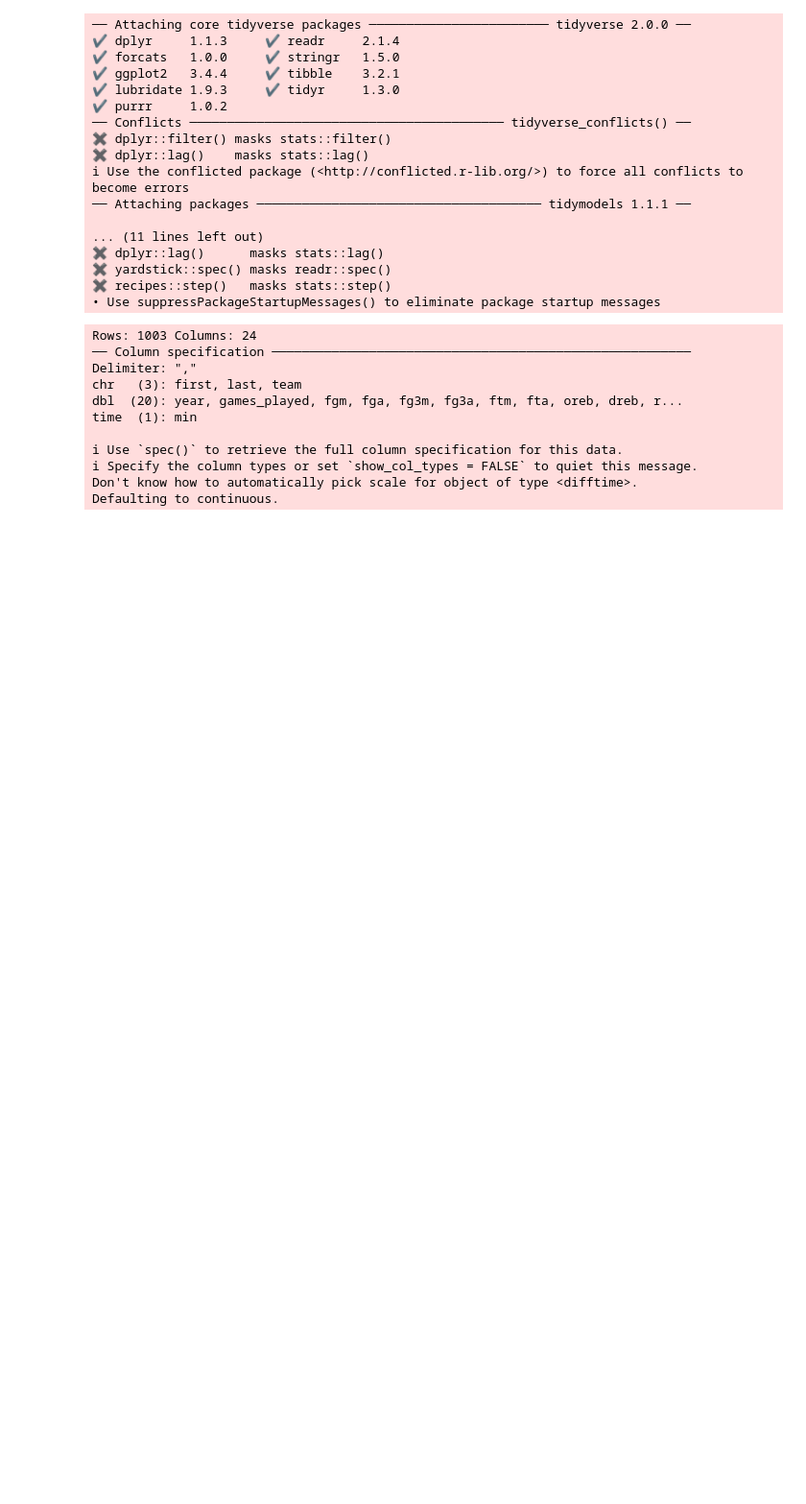
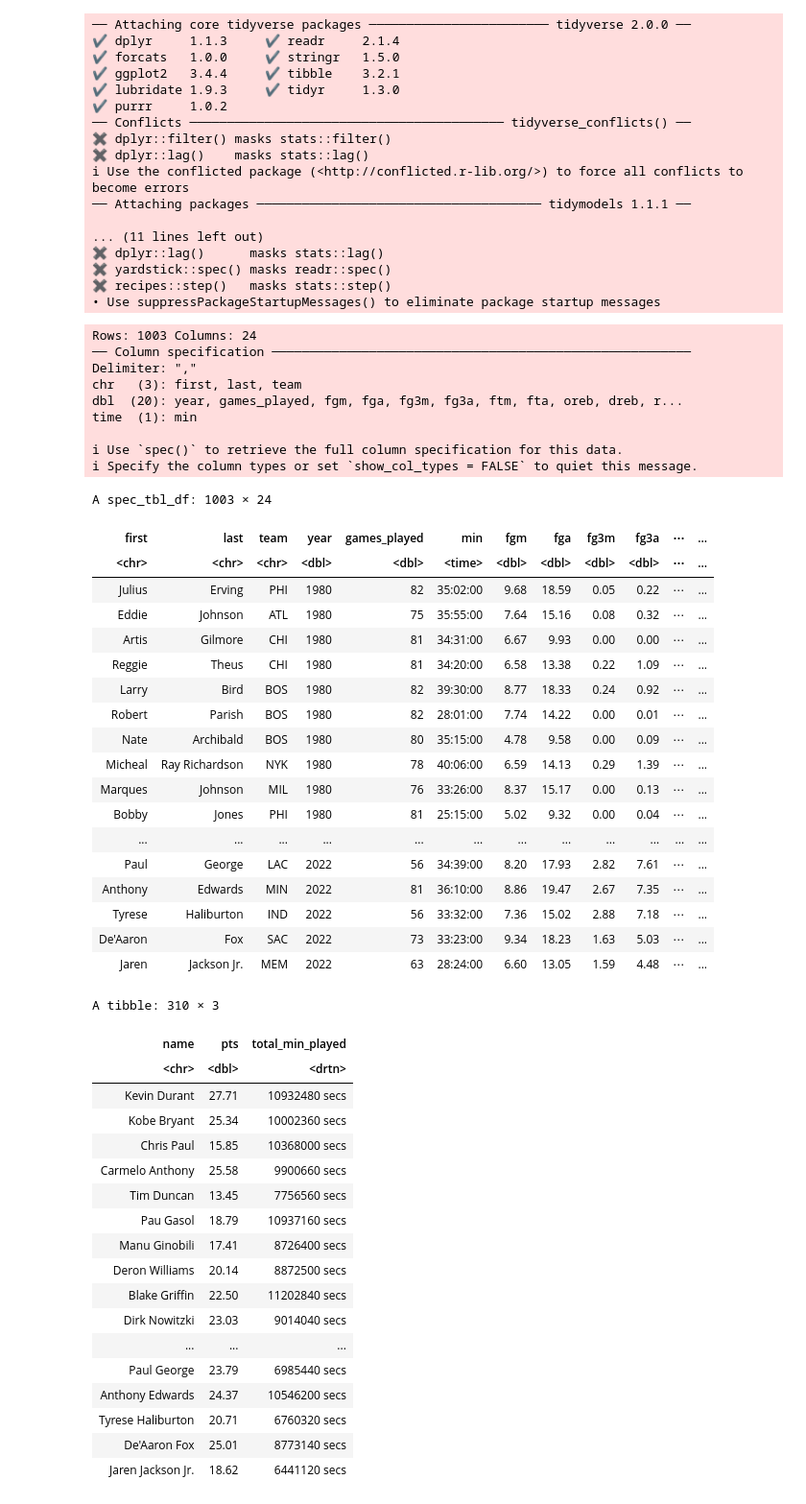
Before and after one commit to 2shar86/DSCI-100, a Jupyter notebook: proposal.ipynb, the cells around one changed output. Shown at 96% size. Drawn from its saved outputs; the diff is of its cells as text; code cells hidden in the pictures; blank space fills up the shorter version.

```diff
--- a/proposal.ipynb
+++ b/proposal.ipynb
@@ -27,27 +44,68 @@ library(repr)
 ✖ recipes::step()   masks stats::step()
 • Use suppressPackageStartupMessages() to eliminate package startup messages
 # %%
-all_star_data <- read_csv("data/final_data.csv")
+all_star_data <- read_csv("final_data.csv")
+
+all_star_data
 
 all_star_data_refined <- mutate(all_star_data, total_min_played = games_played * min, name = paste(first, last)) |>
     filter(year > 2009) |>
     select(name, pts, total_min_played)
+
+all_star_data_refined
+
 
 all_star_plot <- all_star_data_refined |>
     ggplot(aes(x = total_min_played, y = pts)) +
     geom_point() +
     labs(x = "Total Time Played (min)", y = "Average Points Per Game")
 
 all_star_plot
 # %% [output]
 Rows: 1003 Columns: 24
 ── Column specification ────────────────────────────────────────────────────────
 Delimiter: ","
 chr   (3): first, last, team
 dbl  (20): year, games_played, fgm, fga, fg3m, fg3a, ftm, fta, oreb, dreb, r...
 time  (1): min
 
 ℹ Use `spec()` to retrieve the full column specification for this data.
 ℹ Specify the column types or set `show_col_types = FALSE` to quiet this message.
-Don't know how to automatically pick scale for object of type <difftime>.
-Defaulting to continuous.
+A spec_tbl_df: 1003 × 24
+| first | last | team | year | games_played | min | fgm | fga | fg3m | fg3a | ⋯ | ... |
+| <chr> | <chr> | <chr> | <dbl> | <dbl> | <time> | <dbl> | <dbl> | <dbl> | <dbl> | ⋯ | ... |
+| Julius | Erving | PHI | 1980 | 82 | 35:02:00 | 9.68 | 18.59 | 0.05 | 0.22 | ⋯ | ... |
+| Eddie | Johnson | ATL | 1980 | 75 | 35:55:00 | 7.64 | 15.16 | 0.08 | 0.32 | ⋯ | ... |
+| Artis | Gilmore | CHI | 1980 | 81 | 34:31:00 | 6.67 | 9.93 | 0.00 | 0.00 | ⋯ | ... |
+| Reggie | Theus | CHI | 1980 | 81 | 34:20:00 | 6.58 | 13.38 | 0.22 | 1.09 | ⋯ | ... |
+| Larry | Bird | BOS | 1980 | 82 | 39:30:00 | 8.77 | 18.33 | 0.24 | 0.92 | ⋯ | ... |
+| Robert | Parish | BOS | 1980 | 82 | 28:01:00 | 7.74 | 14.22 | 0.00 | 0.01 | ⋯ | ... |
+| Nate | Archibald | BOS | 1980 | 80 | 35:15:00 | 4.78 | 9.58 | 0.00 | 0.09 | ⋯ | ... |
+| Micheal | Ray Richardson | NYK | 1980 | 78 | 40:06:00 | 6.59 | 14.13 | 0.29 | 1.39 | ⋯ | ... |
+| Marques | Johnson | MIL | 1980 | 76 | 33:26:00 | 8.37 | 15.17 | 0.00 | 0.13 | ⋯ | ... |
+| Bobby | Jones | PHI | 1980 | 81 | 25:15:00 | 5.02 | 9.32 | 0.00 | 0.04 | ⋯ | ... |
+| ... | ... | ... | ... | ... | ... | ... | ... | ... | ... | ... | ... |
+| Paul | George | LAC | 2022 | 56 | 34:39:00 | 8.20 | 17.93 | 2.82 | 7.61 | ⋯ | ... |
+| Anthony | Edwards | MIN | 2022 | 81 | 36:10:00 | 8.86 | 19.47 | 2.67 | 7.35 | ⋯ | ... |
+| Tyrese | Haliburton | IND | 2022 | 56 | 33:32:00 | 7.36 | 15.02 | 2.88 | 7.18 | ⋯ | ... |
+| De'Aaron | Fox | SAC | 2022 | 73 | 33:23:00 | 9.34 | 18.23 | 1.63 | 5.03 | ⋯ | ... |
+| Jaren | Jackson Jr. | MEM | 2022 | 63 | 28:24:00 | 6.60 | 13.05 | 1.59 | 4.48 | ⋯ | ... |
+A tibble: 310 × 3
+| name | pts | total_min_played |
+| <chr> | <dbl> | <drtn> |
+| Kevin Durant | 27.71 | 10932480 secs |
+| Kobe Bryant | 25.34 | 10002360 secs |
+| Chris Paul | 15.85 | 10368000 secs |
+| Carmelo Anthony | 25.58 | 9900660 secs |
+| Tim Duncan | 13.45 | 7756560 secs |
+| Pau Gasol | 18.79 | 10937160 secs |
+| Manu Ginobili | 17.41 | 8726400 secs |
+| Deron Williams | 20.14 | 8872500 secs |
+| Blake Griffin | 22.50 | 11202840 secs |
+| Dirk Nowitzki | 23.03 | 9014040 secs |
+| ... | ... | ... |
+| Paul George | 23.79 | 6985440 secs |
+| Anthony Edwards | 24.37 | 10546200 secs |
+| Tyrese Haliburton | 20.71 | 6760320 secs |
+| De'Aaron Fox | 25.01 | 8773140 secs |
+| Jaren Jackson Jr. | 18.62 | 6441120 secs |
```
Also changed, not shown: parts of 3 cells of this notebook.
